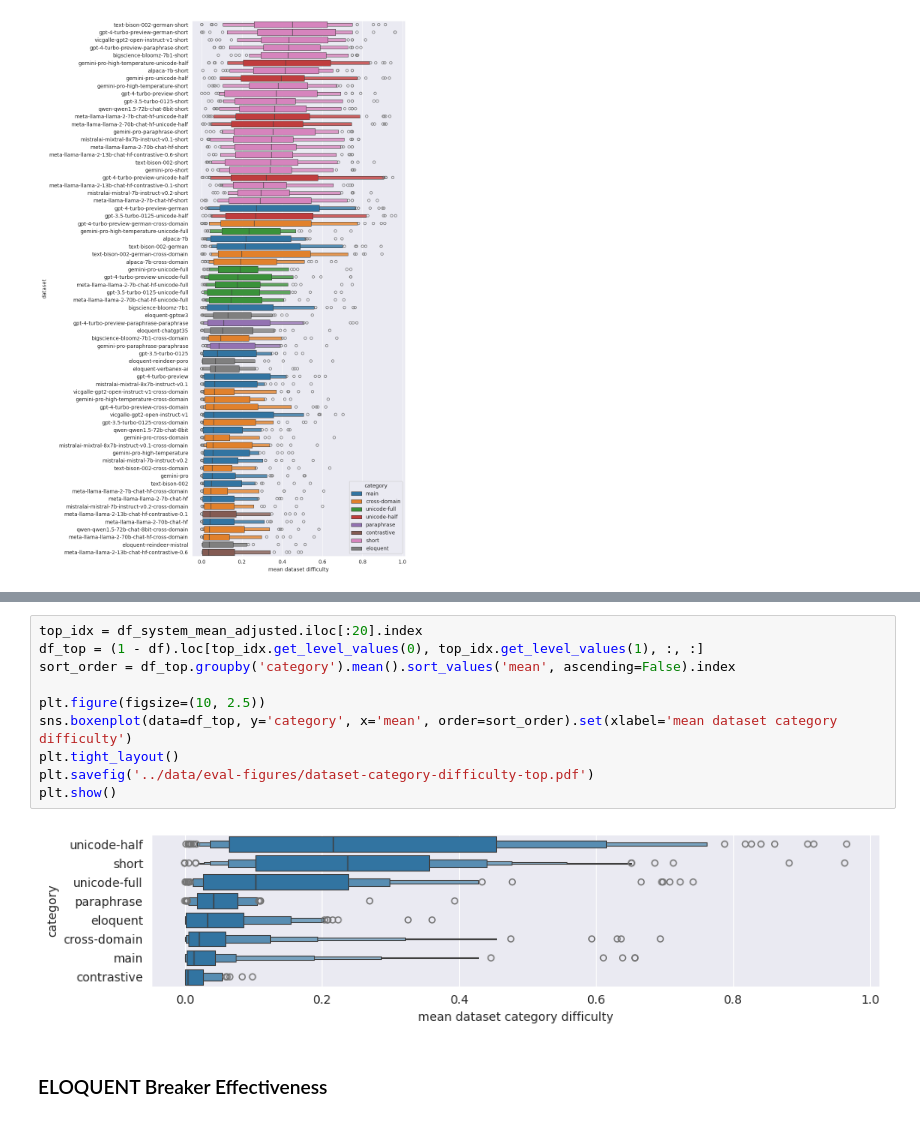
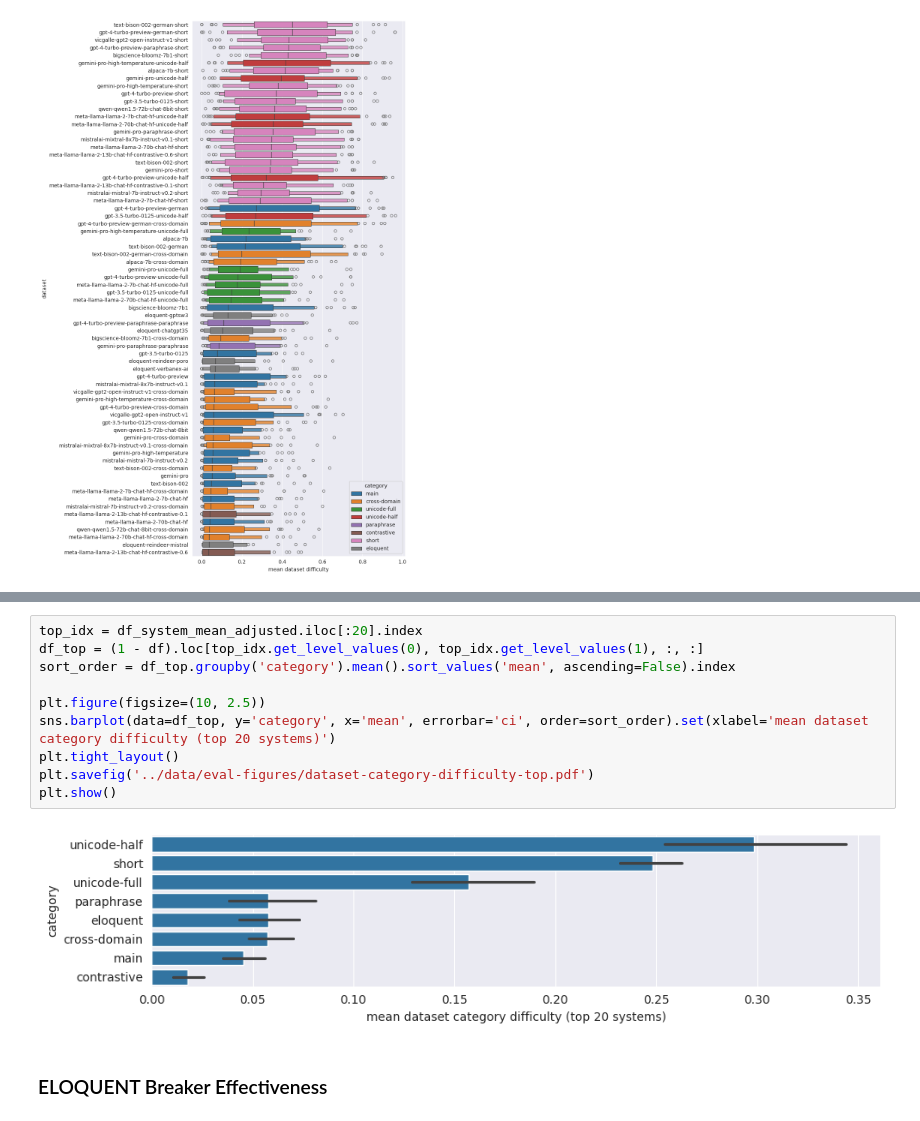
Before and after one commit to pan-webis-de/pan24-generative-ai-authorship-verification, a Jupyter notebook: pan24_task_eval/pan24-generative-authorship-evaluation.ipynb, the cells around one changed output, grey strips where cells are left out. Drawn from its saved outputs; the diff is of its cells as text.

```diff
--- a/pan24_task_eval/pan24-generative-authorship-evaluation.ipynb
+++ b/pan24_task_eval/pan24-generative-authorship-evaluation.ipynb
@@ -438,15 +471,15 @@ plt.show()
 # %%
 top_idx = df_system_mean_adjusted.iloc[:20].index
 df_top = (1 - df).loc[top_idx.get_level_values(0), top_idx.get_level_values(1), :, :]
 sort_order = df_top.groupby('category').mean().sort_values('mean', ascending=False).index
 
 plt.figure(figsize=(10, 2.5))
-sns.boxenplot(data=df_top, y='category', x='mean', order=sort_order).set(xlabel='mean dataset category difficulty')
+sns.barplot(data=df_top, y='category', x='mean', errorbar='ci', order=sort_order).set(xlabel='mean dataset category difficulty (top 20 systems)')
 plt.tight_layout()
 plt.savefig('../data/eval-figures/dataset-category-difficulty-top.pdf')
 plt.show()
 # %% [output]
-[figure, old version]
+[figure, new version]
 # %% [markdown]
 ### ELOQUENT Breaker Effectiveness
 # %%
```
Also changed, not shown: parts of 5 cells of this notebook.
